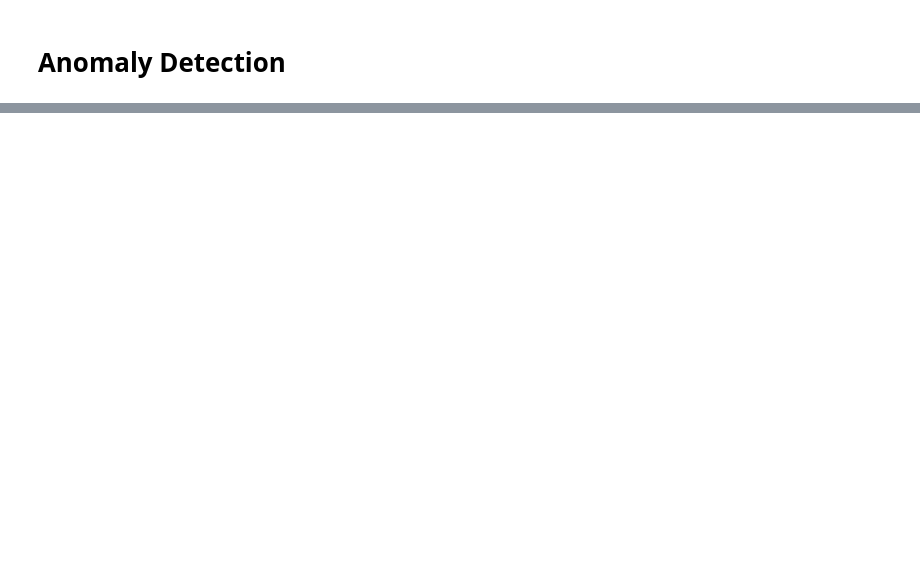
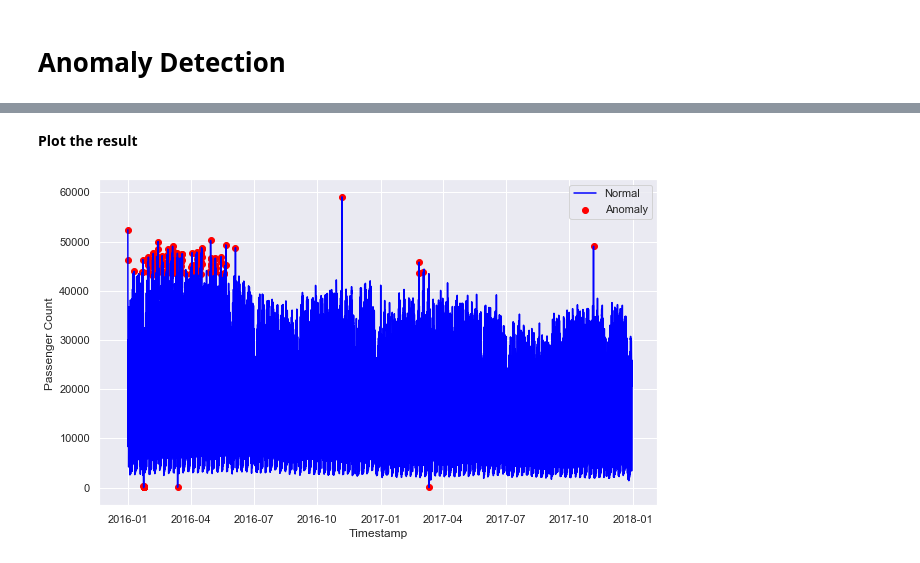
Before and after one commit to zam1ra/DS_Challenge_Taxi_Demand_Forecast, a Jupyter notebook: nyc_taxi_demand_forecasting/New York Taxi Demand Forecast .ipynb, the cells around one changed output, grey strips where cells are left out. Saved outputs shown, nothing was run; the diff lists cells and outputs as text; code cells hidden in the pictures; blank space fills up the shorter version.

```diff
--- a/nyc_taxi_demand_forecasting/New York Taxi Demand Forecast .ipynb
+++ b/nyc_taxi_demand_forecasting/New York Taxi Demand Forecast .ipynb
@@ -686,0 +683,21 @@ anom = find_anomalies(data)
+# %%
+clf=IsolationForest(n_estimators=10, max_samples='auto', contamination=float(.01), \
+                        max_features=1.0, bootstrap=False, n_jobs=-1, random_state=42, verbose=0,behaviour='new')
+clf.fit(df[['passenger_count']])
+df['scores']=clf.decision_function(df[['passenger_count']])
+df['anomaly2']=clf.predict(df[['passenger_count']])
+df.loc[df['anomaly2'] == 1,'anomaly2'] = 0
+df.loc[df['anomaly2'] == -1,'anomaly2'] = 1
+# %% [markdown]
+<b>Plot the result</b>
+# %%
+fig, ax = plt.subplots(figsize=(10,6))
+a = df.loc[df['anomaly2']==1, ['passenger_count']] #anomaly
+ax.plot(df['passenger_count'], color='blue', label='Normal')
+ax.scatter(a.index, a['passenger_count'], color='red', label = 'Anomaly')
+plt.xlabel('Timestamp')
+plt.ylabel('Passenger Count ')
+plt.legend()
+plt.show()
+# %% [output]
+[figure, added]
```
Also changed, not shown: parts of 50 cells of this notebook.
